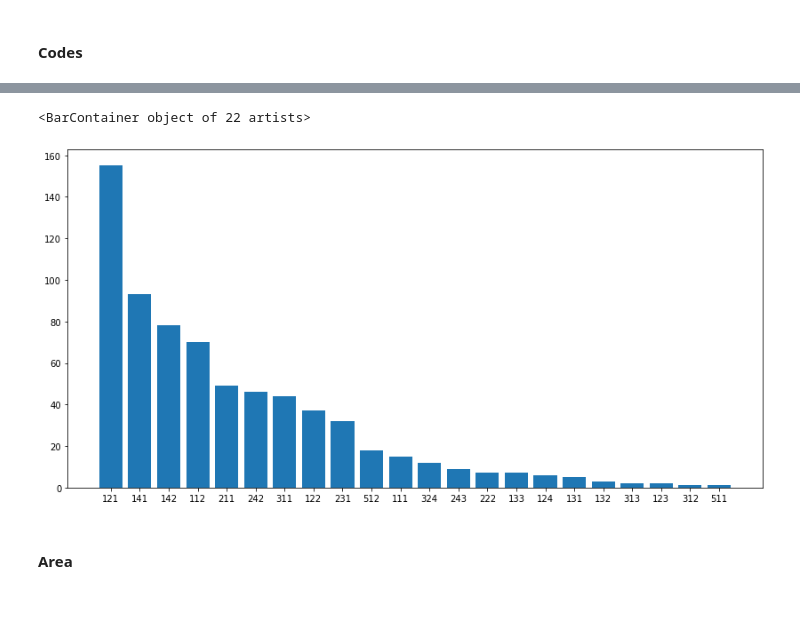
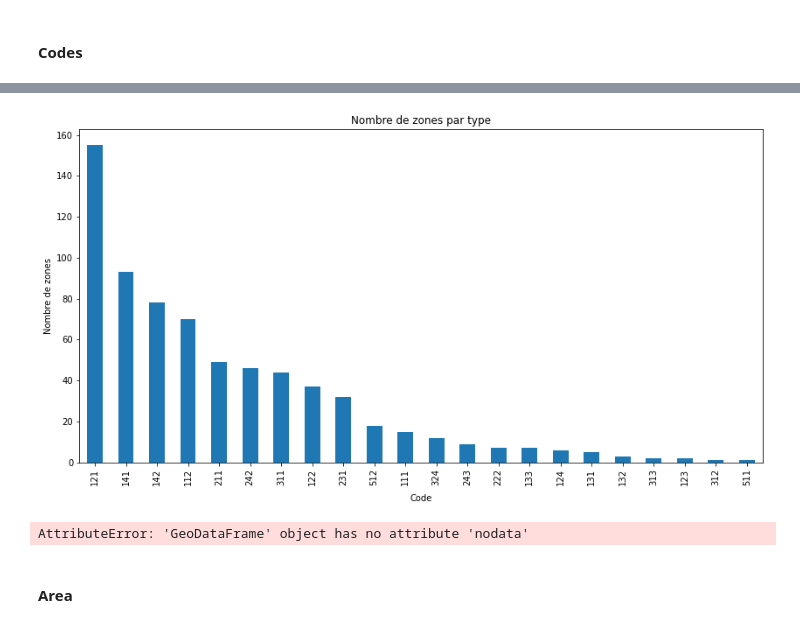
Before and after one commit to massimovenuti/clc-graph-deep-learning, a Jupyter notebook: clc.ipynb, the cells around one changed output, grey strips where cells are left out. Saved outputs shown, nothing was run; the diff lists cells and outputs as text; code cells hidden in the pictures.

```diff
--- a/clc.ipynb
+++ b/clc.ipynb
@@ -104,9 +90,14 @@ Name: Code_18, dtype: int64
-# %%
-plt.figure(figsize=(14,7))
-plt.bar(gdf.Code_18.value_counts().index, gdf.Code_18.value_counts())
-# %% [output]
-<BarContainer object of 22 artists>
-[figure, removed]
+# %%
+gdf.Code_18.value_counts().plot(kind="bar", figsize=(14, 7))
+plt.xlabel("Code",  labelpad=10)
+plt.ylabel("Nombre de zones")
+plt.title("Nombre de zones par type");
+# %% [output]
+[figure, added]
+# %%
+gdf.nodata
+# %% [output]
+AttributeError: 'GeoDataFrame' object has no attribute 'nodata'
 # %% [markdown]
 #### Area
 # %%
```
Also changed, not shown: parts of 23 cells of this notebook, 7 other files.
